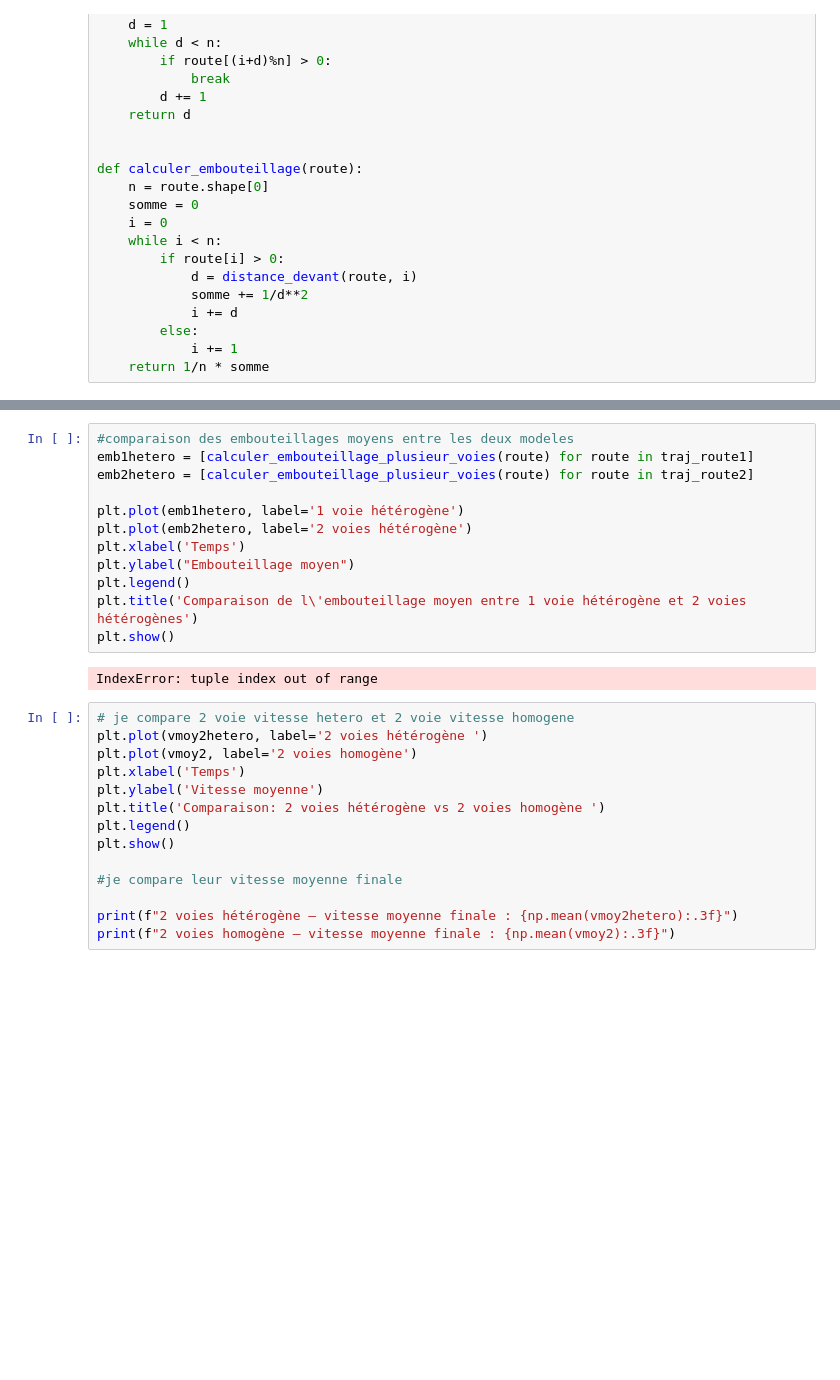
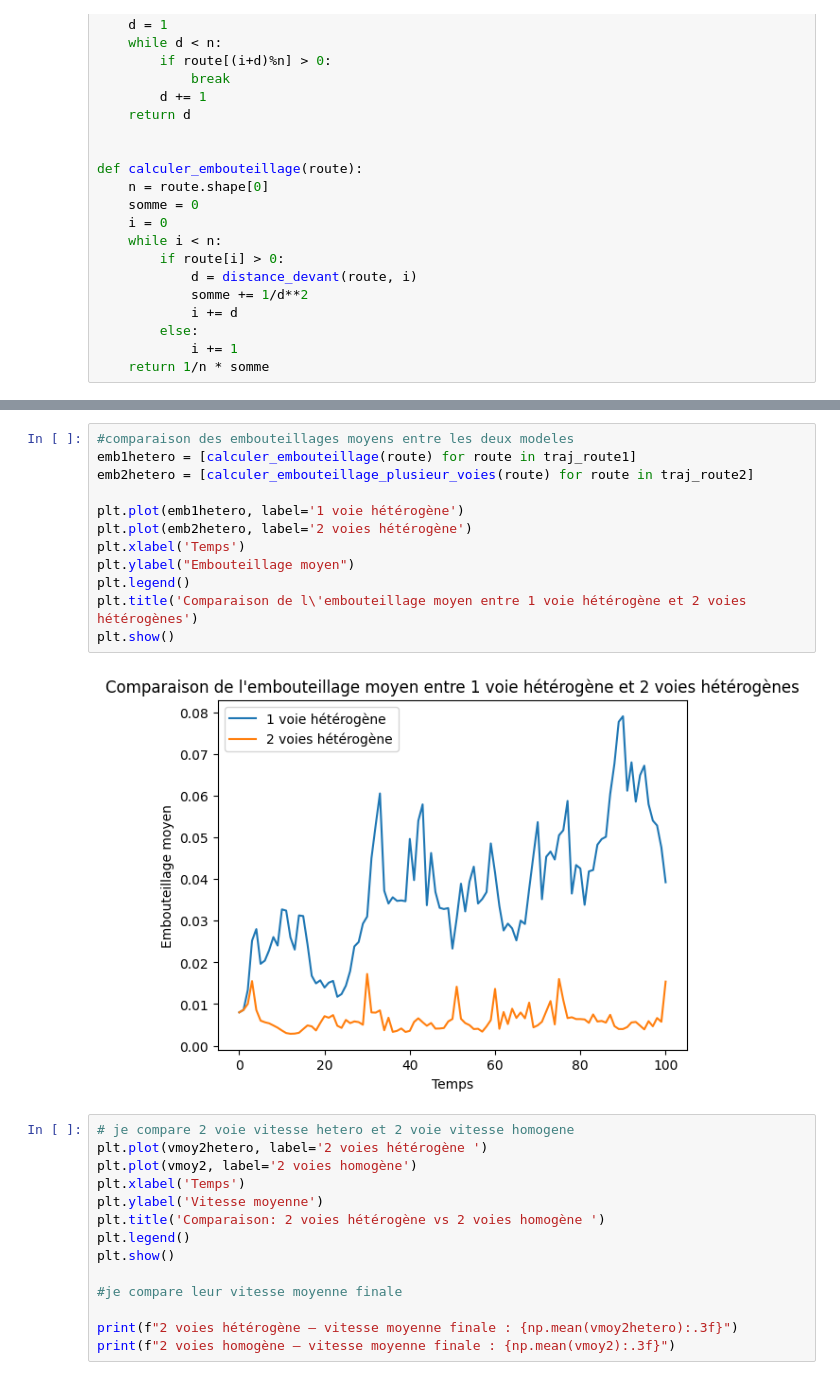
Before and after one commit to TelmoDc/Projet_SA16, a Jupyter notebook: observation.ipynb, the cells around one changed output, grey strips where cells are left out. Cells and saved outputs as stored; diff of their text form; blank space fills up the shorter version.

```diff
--- a/observation.ipynb
+++ b/observation.ipynb
@@ -191,17 +191,17 @@ ValueError: not enough values to unpack (expected 2, got 1)
 # %%
 #comparaison des embouteillages moyens entre les deux modeles
-emb1hetero = [calculer_embouteillage_plusieur_voies(route) for route in traj_route1]
+emb1hetero = [calculer_embouteillage(route) for route in traj_route1]
 emb2hetero = [calculer_embouteillage_plusieur_voies(route) for route in traj_route2]
 
 plt.plot(emb1hetero, label='1 voie hétérogène')
 plt.plot(emb2hetero, label='2 voies hétérogène')
 plt.xlabel('Temps')
 plt.ylabel("Embouteillage moyen")
 plt.legend()
 plt.title('Comparaison de l\'embouteillage moyen entre 1 voie hétérogène et 2 voies hétérogènes')
 plt.show()
 # %% [output]
-IndexError: tuple index out of range
+[figure, added]
 # %%
 # je compare 2 voie vitesse hetero et 2 voie vitesse homogene
 plt.plot(vmoy2hetero, label='2 voies hétérogène ')
```
Also changed, not shown: parts of 5 cells of this notebook.
